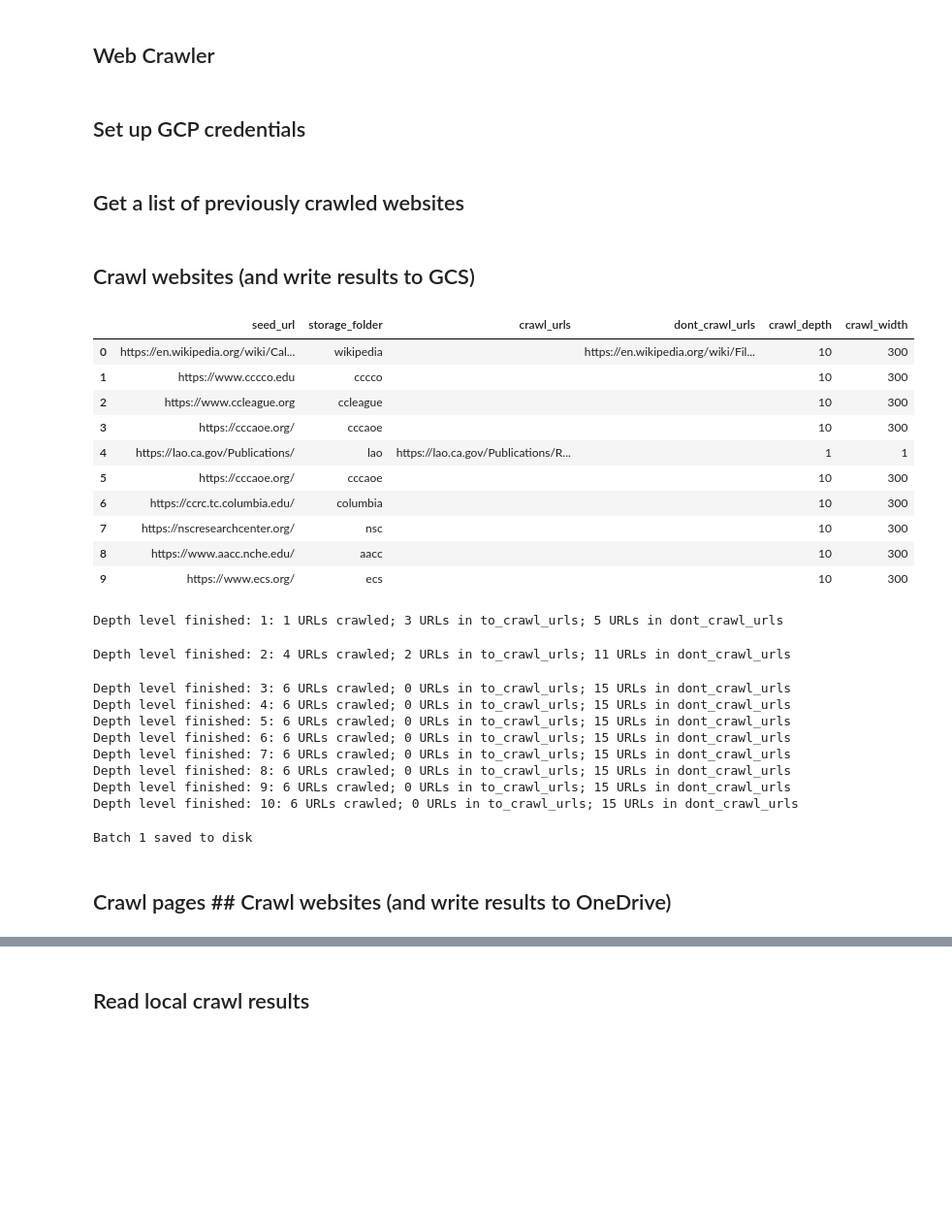
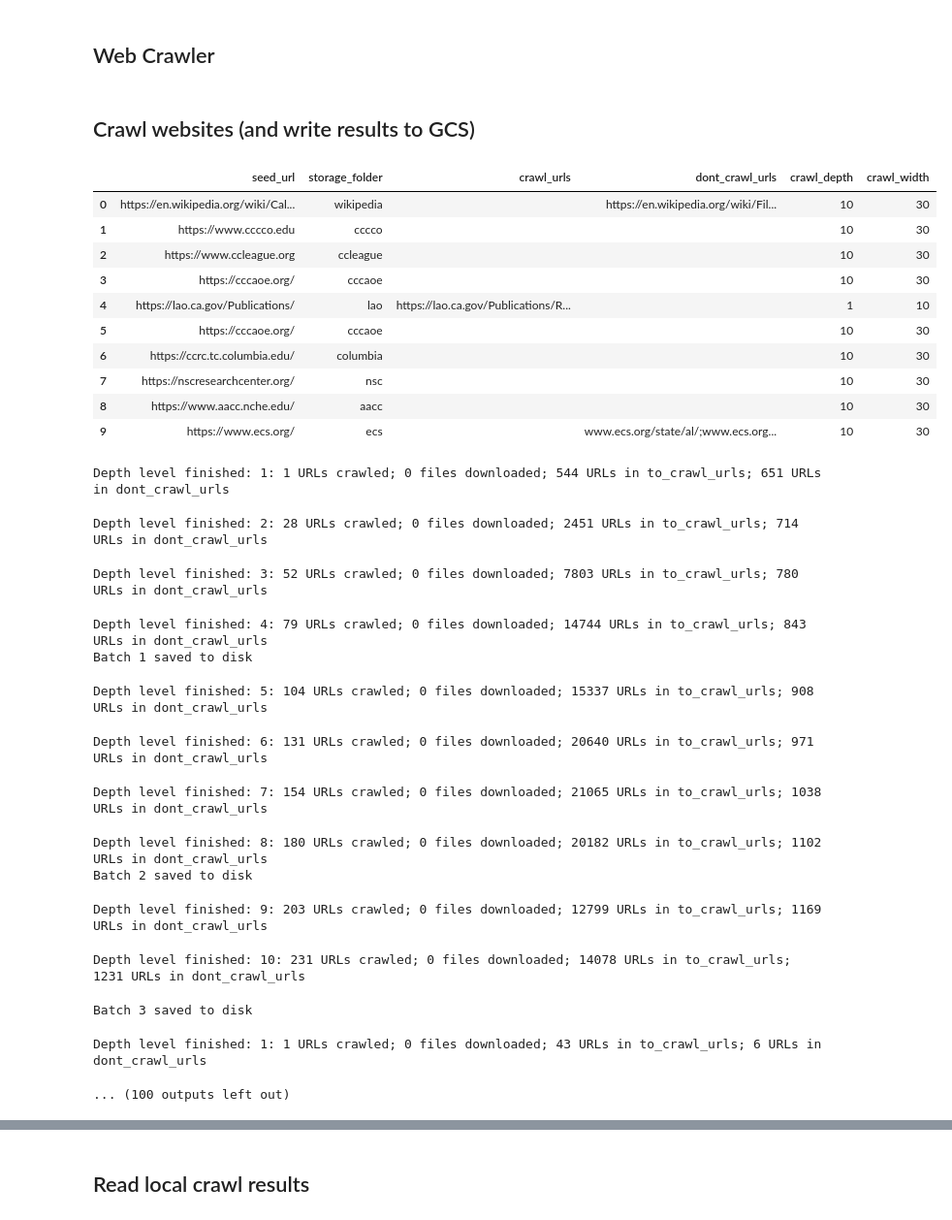
Before and after one commit to NumanticSolutions/ccc-policy_assistant, a Jupyter notebook: ingestion/crawler/web_crawling.ipynb, the cells around one changed output, grey strips where cells are left out. Shown: that part at 97% size. Cells and saved outputs as stored; diff of their text form; code cells hidden in the pictures; blank space fills up the shorter version.

```diff
--- a/ingestion/crawler/web_crawling.ipynb
+++ b/ingestion/crawler/web_crawling.ipynb
@@ -154,4 +177,2 @@ df_cp.to_csv(os.path.join(cp_path, cp_filename), index=False)
 # %% [markdown]
 ## Web Crawler
-# %% [markdown]
-## Set up GCP credentials
@@ -167,2 +178,0 @@ df_cp.to_csv(os.path.join(cp_path, cp_filename), index=False)
-# %% [markdown]
-## Get a list of previously crawled websites
@@ -191,33 +181,28 @@ df_cp.to_csv(os.path.join(cp_path, cp_filename), index=False)
 # %%
 # Read crawl parameters
 cp_filename = "crawl_configuraton.csv"
 cp_path = "../data/crawl_params"
 df_cp = pd.read_csv(filepath_or_buffer=os.path.join(cp_path, cp_filename))
-df_cp.fillna(" ", inplace=True)
+df_cp = df_cp.fillna(" ")
 
 df_cp
 # %% [output]
 |  | seed_url | storage_folder | crawl_urls | dont_crawl_urls | crawl_depth | crawl_width |
-| 0 | https://en.wikipedia.org/wiki/Cal... | wikipedia |  | https://en.wikipedia.org/wiki/Fil... | 10 | 300 |
-| 1 | https://www.cccco.edu | cccco |  |  | 10 | 300 |
-| 2 | https://www.ccleague.org | ccleague |  |  | 10 | 300 |
-| 3 | https://cccaoe.org/ | cccaoe |  |  | 10 | 300 |
-| 4 | https://lao.ca.gov/Publications/ | lao | https://lao.ca.gov/Publications/R... |  | 1 | 1 |
-| 5 | https://cccaoe.org/ | cccaoe |  |  | 10 | 300 |
-| 6 | https://ccrc.tc.columbia.edu/ | columbia |  |  | 10 | 300 |
-| 7 | https://nscresearchcenter.org/ | nsc |  |  | 10 | 300 |
-| 8 | https://www.aacc.nche.edu/ | aacc |  |  | 10 | 300 |
-| 9 | https://www.ecs.org/ | ecs |  |  | 10 | 300 |
+| 0 | https://en.wikipedia.org/wiki/Cal... | wikipedia |  | https://en.wikipedia.org/wiki/Fil... | 10 | 30 |
+| 1 | https://www.cccco.edu | cccco |  |  | 10 | 30 |
+| 2 | https://www.ccleague.org | ccleague |  |  | 10 | 30 |
+| 3 | https://cccaoe.org/ | cccaoe |  |  | 10 | 30 |
+| 4 | https://lao.ca.gov/Publications/ | lao | https://lao.ca.gov/Publications/R... |  | 1 | 10 |
+| 5 | https://cccaoe.org/ | cccaoe |  |  | 10 | 30 |
+| 6 | https://ccrc.tc.columbia.edu/ | columbia |  |  | 10 | 30 |
+| 7 | https://nscresearchcenter.org/ | nsc |  |  | 10 | 30 |
+| 8 | https://www.aacc.nche.edu/ | aacc |  |  | 10 | 30 |
+| 9 | https://www.ecs.org/ | ecs |  | www.ecs.org/state/al/;www.ecs.org... | 10 | 30 |
 # %%
 # Crawl seed_url and web links found on it and its child pages
-# seed_url = "https://www.cccco.edu"
-# seed_url = "https://en.wikipedia.org/wiki/California_Community_Colleges"
-# seed_url = "https://www.ccleague.org"
-# seed_url = "https://cccaoe.org/"
-
 dont_crawl_urls = []
 
-for idx in tqdm(df_cp.index[-1:]):
+for idx in tqdm(df_cp.index):
 
     crawler = wc.webCrawler(seed_url=df_cp.loc[idx, "seed_url"],
                             gcs_directory=df_cp.loc[idx, "storage_folder"])
@@ -226,16 +211,18 @@ for idx in tqdm(df_cp.index[-1:]):
                                        depth=df_cp.loc[idx, "crawl_depth"],
                                        width=df_cp.loc[idx, "crawl_width"])
 # %% [output]
-Depth level finished: 1: 1 URLs crawled; 3 URLs in to_crawl_urls; 5 URLs in dont_crawl_urls
+Depth level finished: 1: 1 URLs crawled; 0 files downloaded; 544 URLs in to_crawl_urls; 651 URLs in dont_crawl_urls
-Depth level finished: 2: 4 URLs crawled; 2 URLs in to_crawl_urls; 11 URLs in dont_crawl_urls
+Depth level finished: 2: 28 URLs crawled; 0 files downloaded; 2451 URLs in to_crawl_urls; 714 URLs in dont_crawl_urls
-Depth level finished: 3: 6 URLs crawled; 0 URLs in to_crawl_urls; 15 URLs in dont_crawl_urls
-Depth level finished: 4: 6 URLs crawled; 0 URLs in to_crawl_urls; 15 URLs in dont_crawl_urls
-Depth level finished: 5: 6 URLs crawled; 0 URLs in to_crawl_urls; 15 URLs in dont_crawl_urls
-Depth level finished: 6: 6 URLs crawled; 0 URLs in to_crawl_urls; 15 URLs in dont_crawl_urls
-Depth level finished: 7: 6 URLs crawled; 0 URLs in to_crawl_urls; 15 URLs in dont_crawl_urls
-Depth level finished: 8: 6 URLs crawled; 0 URLs in to_crawl_urls; 15 URLs in dont_crawl_urls
-Depth level finished: 9: 6 URLs crawled; 0 URLs in to_crawl_urls; 15 URLs in dont_crawl_urls
-Depth level finished: 10: 6 URLs crawled; 0 URLs in to_crawl_urls; 15 URLs in dont_crawl_urls
+Depth level finished: 3: 52 URLs crawled; 0 files downloaded; 7803 URLs in to_crawl_urls; 780 URLs in dont_crawl_urls
+Depth level finished: 4: 79 URLs crawled; 0 files downloaded; 14744 URLs in to_crawl_urls; 843 URLs in dont_crawl_urls
 Batch 1 saved to disk
+Depth level finished: 5: 104 URLs crawled; 0 files downloaded; 15337 URLs in to_crawl_urls; 908 URLs in dont_crawl_urls
+Depth level finished: 6: 131 URLs crawled; 0 files downloaded; 20640 URLs in to_crawl_urls; 971 URLs in dont_crawl_urls
+Depth level finished: 7: 154 URLs crawled; 0 files downloaded; 21065 URLs in to_crawl_urls; 1038 URLs in dont_crawl_urls
+Depth level finished: 8: 180 URLs crawled; 0 files downloaded; 20182 URLs in to_crawl_urls; 1102 URLs in dont_crawl_urls
+Batch 2 saved to disk
+Depth level finished: 9: 203 URLs crawled; 0 files downloaded; 12799 URLs in to_crawl_urls; 1169 URLs in dont_crawl_urls
+Depth level finished: 10: 231 URLs crawled; 0 files downloaded; 14078 URLs in to_crawl_urls; 1231 URLs in dont_crawl_urls
+Batch 3 saved to disk
+Depth level finished: 1: 1 URLs crawled; 0 files downloaded; 43 URLs in to_crawl_urls; 6 URLs in dont_crawl_urls
+... (100 outputs left out)
-# %% [markdown]
-## Crawl pages ## Crawl websites (and write results to OneDrive)
```
Also changed, not shown: parts of 11 cells of this notebook, 3 other files.
